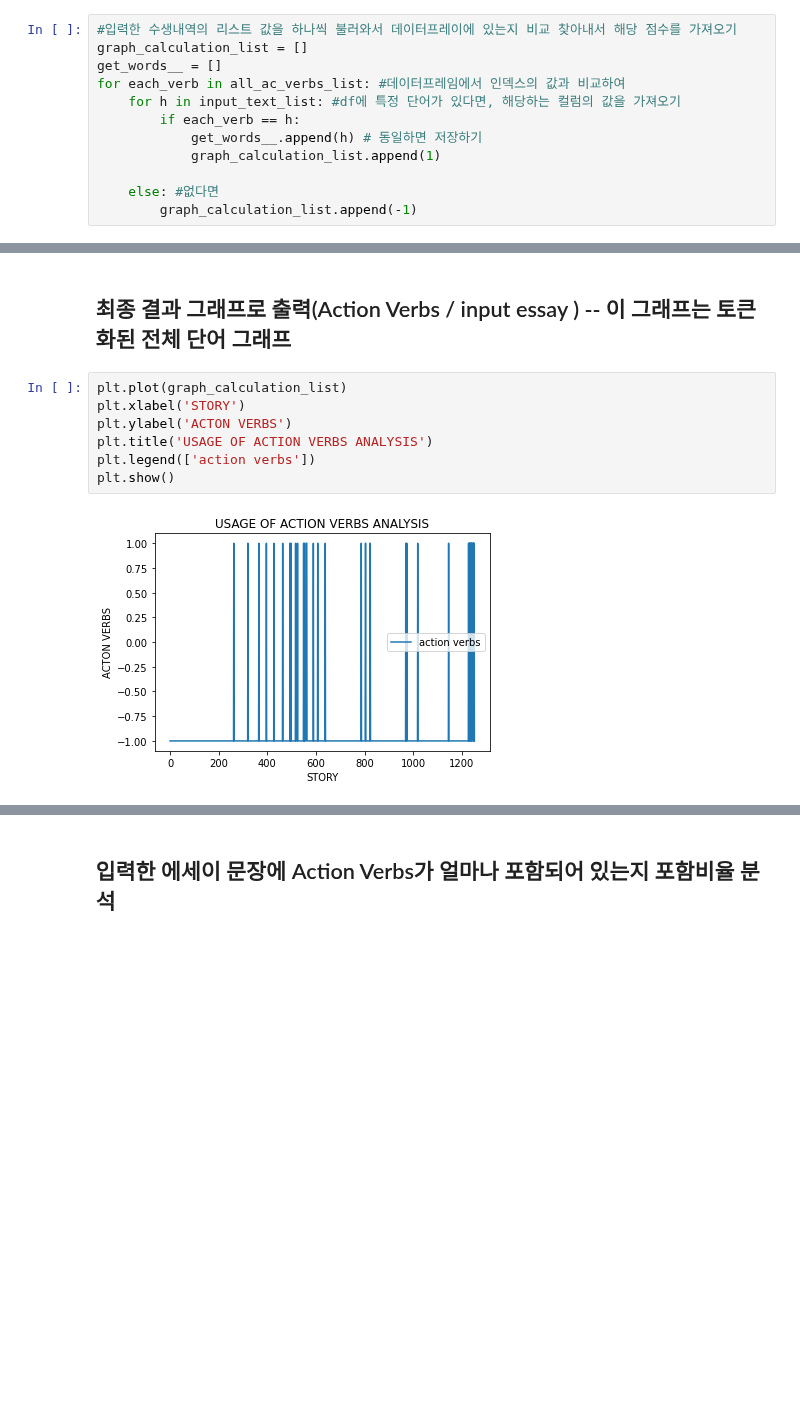
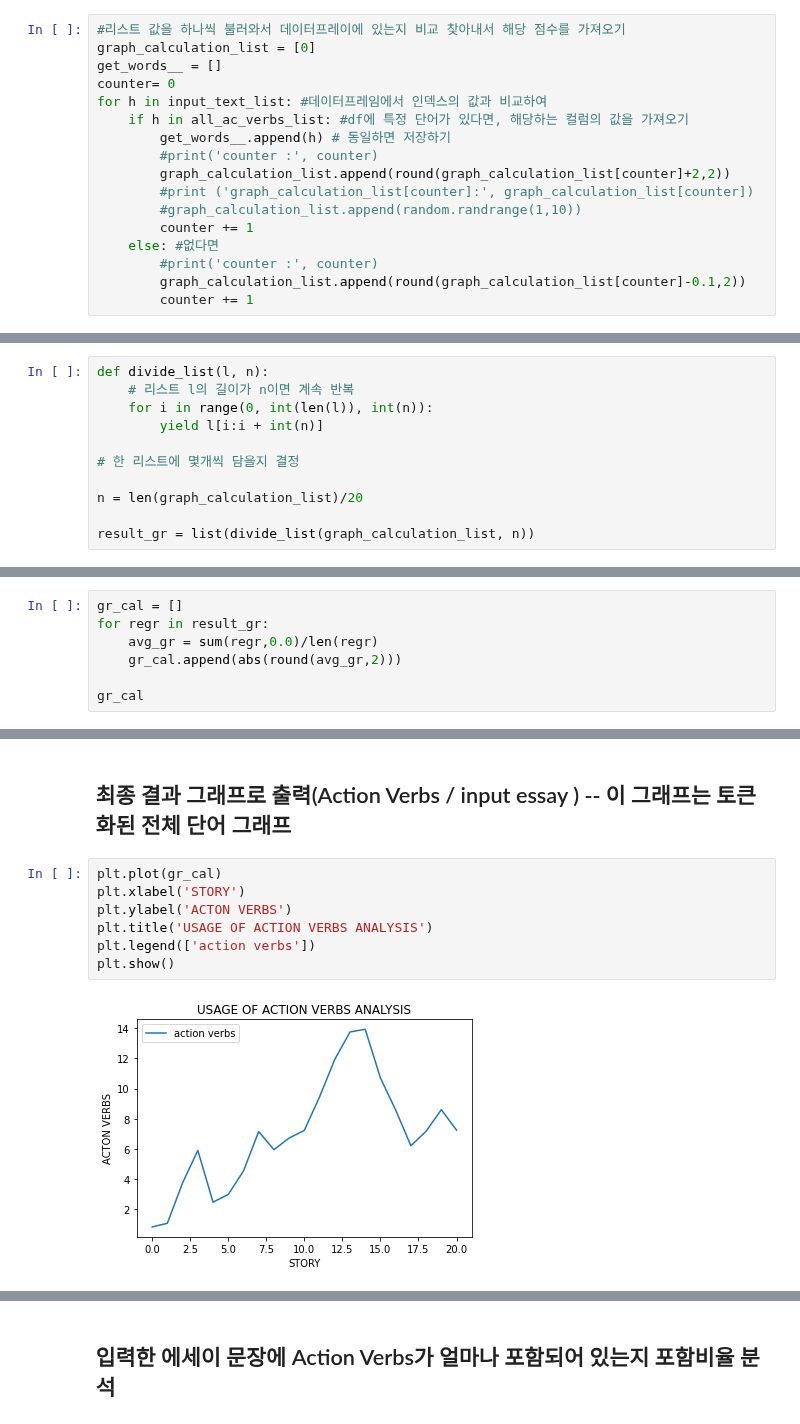
Before and after one commit to kwangilkimkenny/Story_Analysis, a Jupyter notebook: PLOT_CONFLICT_/plot_conflict_analysis.ipynb, the cells around one changed output, grey strips where cells are left out. Drawn from its saved outputs; the diff is of its cells as text; blank space fills up the shorter version.

```diff
--- a/PLOT_CONFLICT_/plot_conflict_analysis.ipynb
+++ b/PLOT_CONFLICT_/plot_conflict_analysis.ipynb
@@ -409,17 +382,22 @@ ext_action_verbs
 # 이것은 입력한 문장을 단어로 분리하고 리스트로 만든 파일 : input_text_list
 all_ac_verbs_list = verbs_list + ext_action_verbs
 # %%
-#입력한 수생내역의 리스트 값을 하나씩 불러와서 데이터프레이에 있는지 비교 찾아내서 해당 점수를 가져오기
-graph_calculation_list = []
+#리스트 값을 하나씩 불러와서 데이터프레이에 있는지 비교 찾아내서 해당 점수를 가져오기
+graph_calculation_list = [0]
 get_words__ = []
-for each_verb in all_ac_verbs_list: #데이터프레임에서 인덱스의 값과 비교하여
-    for h in input_text_list: #df에 특정 단어가 있다면, 해당하는 컬럼의 값을 가져오기
-        if each_verb == h:
-            get_words__.append(h) # 동일하면 저장하기
-            graph_calculation_list.append(1)
-
+counter= 0
+for h in input_text_list: #데이터프레임에서 인덱스의 값과 비교하여
+    if h in all_ac_verbs_list: #df에 특정 단어가 있다면, 해당하는 컬럼의 값을 가져오기
+        get_words__.append(h) # 동일하면 저장하기
+        #print('counter :', counter)
+        graph_calculation_list.append(round(graph_calculation_list[counter]+2,2))
+        #print ('graph_calculation_list[counter]:', graph_calculation_list[counter])
+        #graph_calculation_list.append(random.randrange(1,10))
+        counter += 1
     else: #없다면
-        graph_calculation_list.append(-1)
+        #print('counter :', counter)
+        graph_calculation_list.append(round(graph_calculation_list[counter]-0.1,2))
+        counter += 1
 # %%
 get_words__ #문장에 Action Verbs 추출
 # %% [output]
@@ -462,0 +445,11 @@ graph_calculation_list # 전체 글에서 Action verbs가 언급된 부분을
+# %%
+def divide_list(l, n):
+    # 리스트 l의 길이가 n이면 계속 반복
+    for i in range(0, int(len(l)), int(n)):
+        yield l[i:i + int(n)]
+
+# 한 리스트에 몇개씩 담을지 결정
+
+n = len(graph_calculation_list)/20
+
+result_gr = list(divide_list(graph_calculation_list, n))
@@ -462,0 +480,7 @@ graph_calculation_list # 전체 글에서 Action verbs가 언급된 부분을
+# %%
+gr_cal = []
+for regr in result_gr:
+    avg_gr = sum(regr,0.0)/len(regr)
+    gr_cal.append(abs(round(avg_gr,2)))
+
+gr_cal
@@ -463,13 +505,13 @@ graph_calculation_list # 전체 글에서 Action verbs가 언급된 부분을
 # %% [markdown]
 ## 최종 결과 그래프로 출력(Action Verbs / input essay )   -- 이 그래프는 토큰화된 전체 단어 그래프
 # %%
-plt.plot(graph_calculation_list)
+plt.plot(gr_cal)
 plt.xlabel('STORY')
 plt.ylabel('ACTON VERBS')
 plt.title('USAGE OF ACTION VERBS ANALYSIS')
 plt.legend(['action verbs'])
 plt.show()
 # %% [output]
-[figure, old version]
+[figure, new version]
 # %%
 len(get_words__) #Action Verbs number
```
Also changed, not shown: parts of 51 cells of this notebook.
